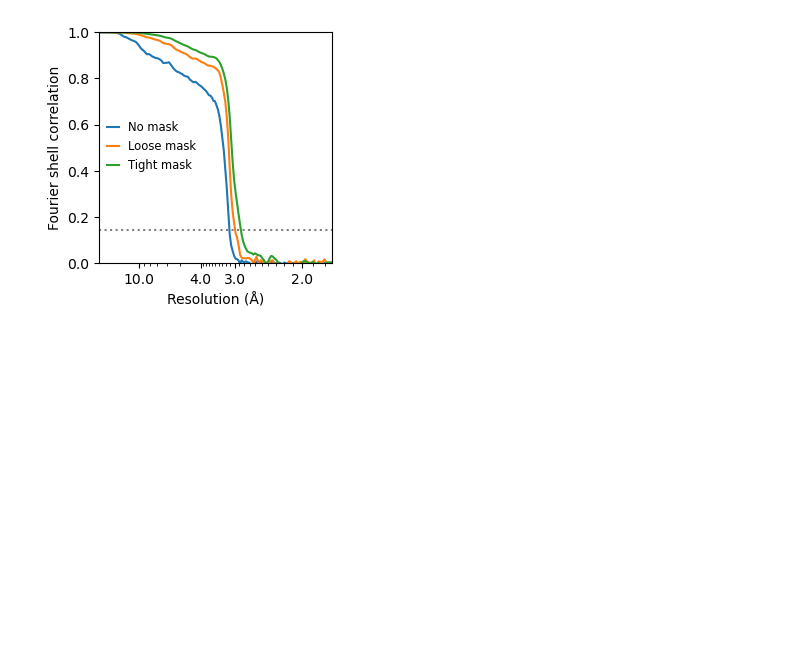
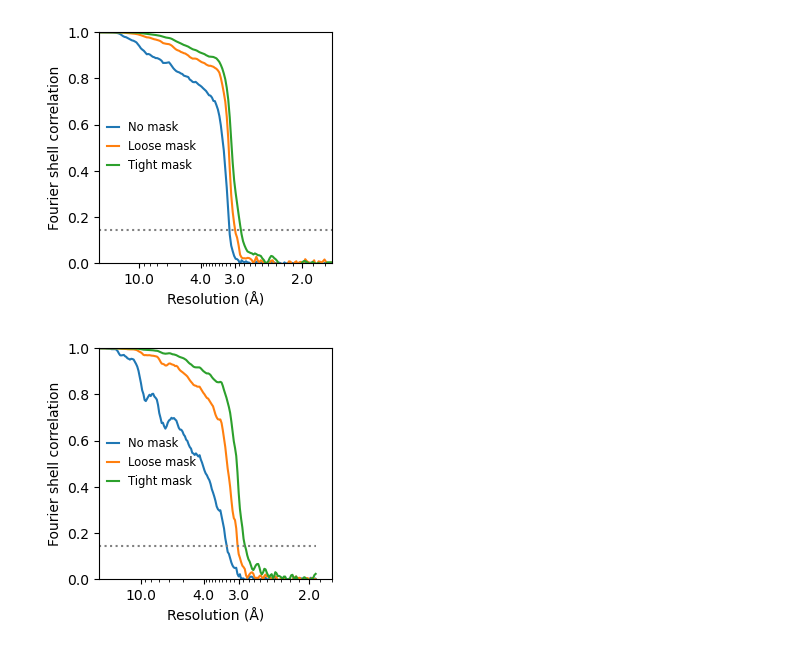
Before and after one commit to DasLab/RNA_multimer_2024, a Jupyter notebook: cryoEM_analysis/plot_fsc.ipynb, the cells around one changed output. Drawn from its saved outputs; the diff is of its cells as text; code cells hidden in the pictures; blank space fills up the shorter version.

```diff
--- a/cryoEM_analysis/plot_fsc.ipynb
+++ b/cryoEM_analysis/plot_fsc.ipynb
@@ -6,9 +6,9 @@ import seaborn as sns
 import scipy.stats as stats
 plt.rcParams['svg.fonttype'] = 'none'
 # %%
-def plot_fsc(box_size,pixel_size,fsc_file):
+def plot_fsc(box_size,original_box_size,pixel_size,fsc_file):
     fig = plt.figure(figsize=(3,3))
-
+    pixel_size = (original_box_size/box_size)*pixel_size
     desired_resolutions = np.array([10,4,3.0,2])
     desired_res_minor = np.array([9,8,7,6,5,3.9,3.8,3.7,3.6,3.5,3.4,3.3,3.2,3.1,2.9,2.8,2.7,2.6,2.5,2.4,2.3,2.2,2.1,1.9,1.8])
 
@@ -35,3 +36,13 @@ plt.savefig('raiA_FSC.svg',dpi=400, bbox_inches="tight", transparent=True)
 plt.savefig('raiA_FSC.png',dpi=400, bbox_inches="tight", transparent=True)
 # %% [output]
 [figure]
+# %%
+box_size = 240
+original_box_size = 360
+pixel_size = 0.954
+fsc_file = 'data/ole_FSC.csv'
+plot_fsc(box_size,original_box_size,pixel_size,fsc_file)
+plt.savefig('ole_FSC.svg',dpi=400, bbox_inches="tight", transparent=True)
+plt.savefig('ole_FSC.png',dpi=400, bbox_inches="tight", transparent=True)
+# %% [output]
+[figure, added]
```
Also changed, not shown: parts of 1 cell of this notebook, 2 other files.
